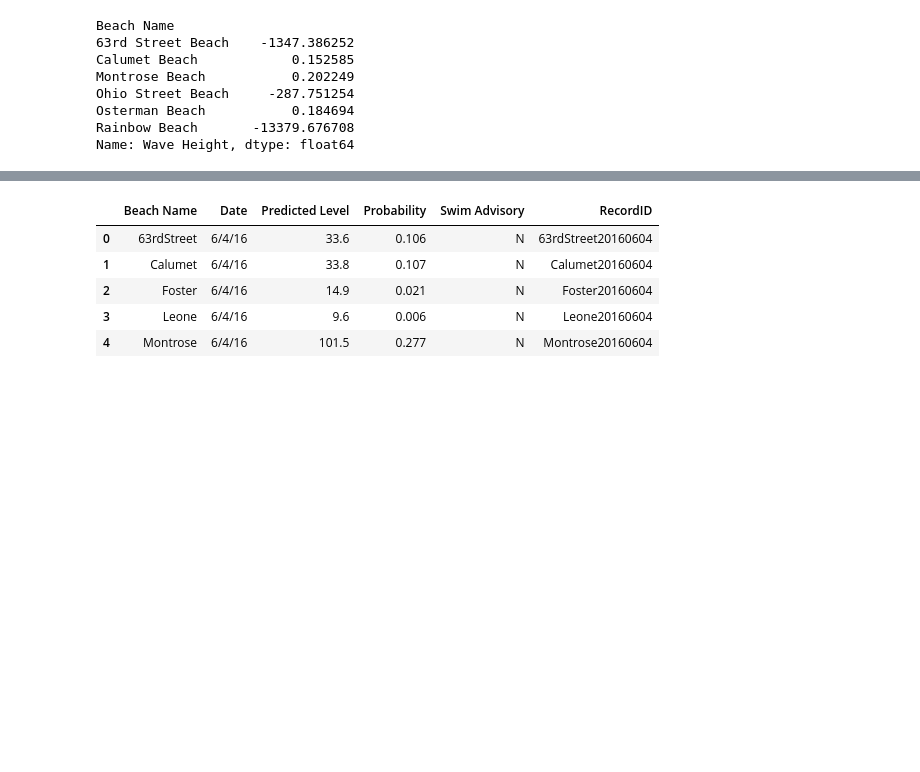
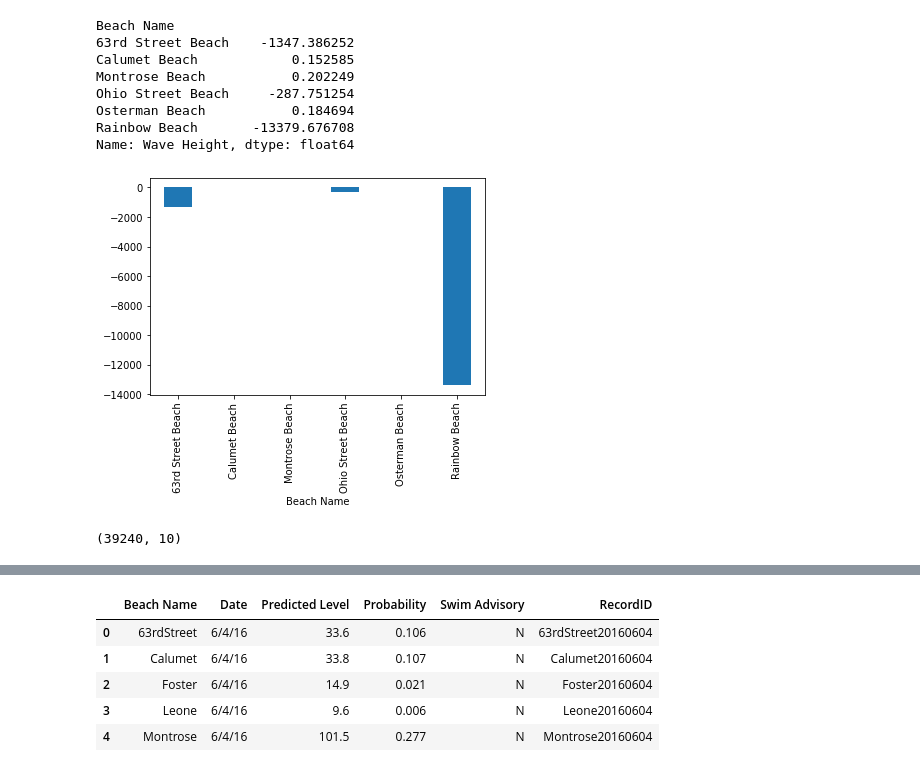
Before and after one commit to tveeder/city-beach-data-analysis, a Jupyter notebook: city_beach_analysis.ipynb, the cells around one changed output, grey strips where cells are left out. Saved outputs shown, nothing was run; the diff lists cells and outputs as text; code cells hidden in the pictures; blank space fills up the shorter version.

Commit message:
creating bar graphs

```diff
--- a/city_beach_analysis.ipynb
+++ b/city_beach_analysis.ipynb
@@ -79,3 +114,11 @@ Ohio Street Beach     -287.751254
 Osterman Beach           0.184694
 Rainbow Beach       -13379.676708
 Name: Wave Height, dtype: float64
+# %%
+xwaves = waves.plot.bar()
+# %% [output]
+[figure, added]
+# %%
+beach_quality_df.dropna(subset= ['Wave Height']).shape
+# %% [output]
+(39240, 10)
```
Also changed, not shown: parts of 15 cells of this notebook, 1 other file.
